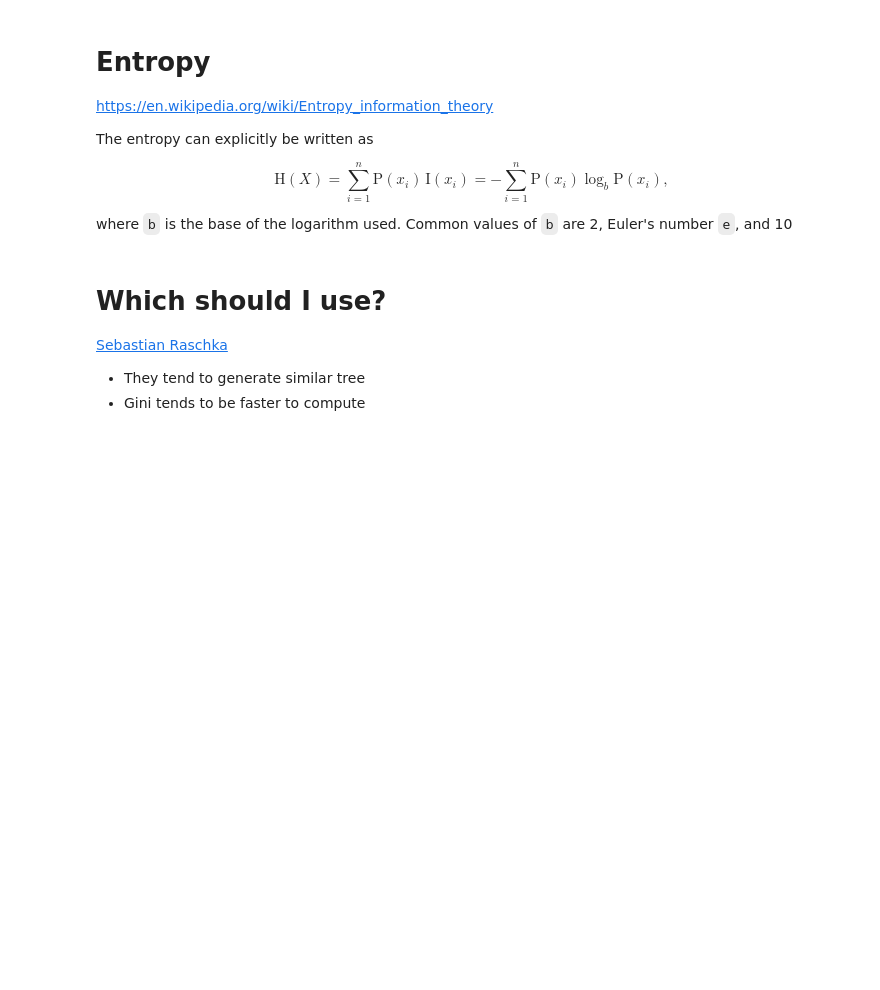
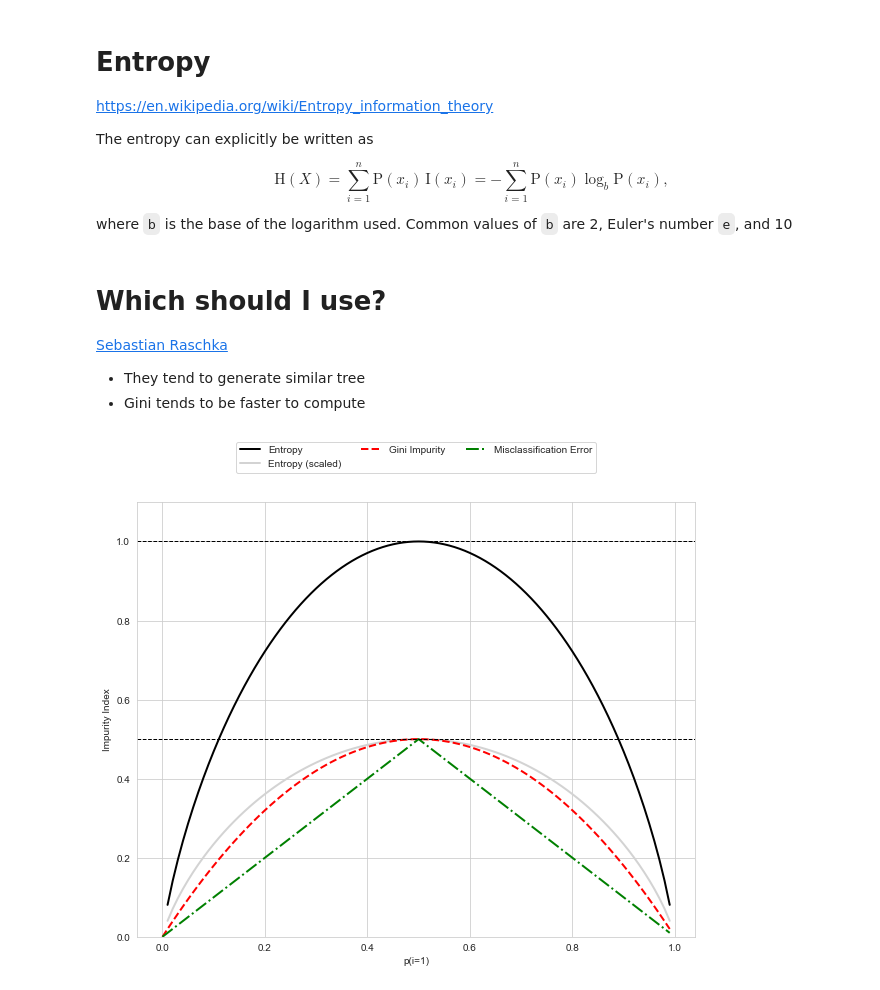
Before and after one commit to tiagovalverde/ml-decision-trees, a Jupyter notebook: Decision Tree.ipynb, the cells around one changed output. Drawn from its saved outputs; the diff is of its cells as text; code cells hidden in the pictures; blank space fills up the shorter version.

```diff
--- a/Decision Tree.ipynb
+++ b/Decision Tree.ipynb
@@ -287,3 +290,25 @@ ent = [entropy(p) if p != 0 else None for p in x]
 
 sc_ent = [e*0.5 if e else None for e in ent]
 err = [error(i) for i in x]
+# %%
+fig = plt.figure(figsize=(10,8))
+ax = plt.subplot(111)
+for i, lab, ls, c, in zip([ent, sc_ent, gini(x), err],
+                   ['Entropy', 'Entropy (scaled)',
+                   'Gini Impurity',
+                   'Misclassification Error'],
+                   ['-', '-', '--', '-.'],
+                   ['black', 'lightgray',
+                      'red', 'green', 'cyan']):
+     line = ax.plot(x, i, label=lab,
+                    linestyle=ls, lw=2, color=c)
+ax.legend(loc='upper center', bbox_to_anchor=(0.5, 1.15),
+           ncol=3, fancybox=True, shadow=False)
+ax.axhline(y=0.5, linewidth=1, color='k', linestyle='--')
+ax.axhline(y=1.0, linewidth=1, color='k', linestyle='--')
+plt.ylim([0, 1.1])
+plt.xlabel('p(i=1)')
+plt.ylabel('Impurity Index')
+plt.show()
+# %% [output]
+[figure, added]
```
Also changed, not shown: parts of 15 cells of this notebook.
